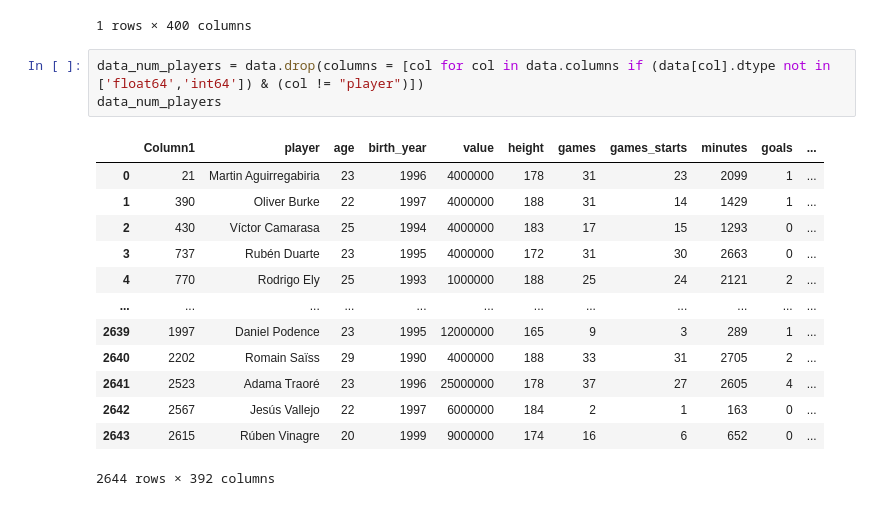
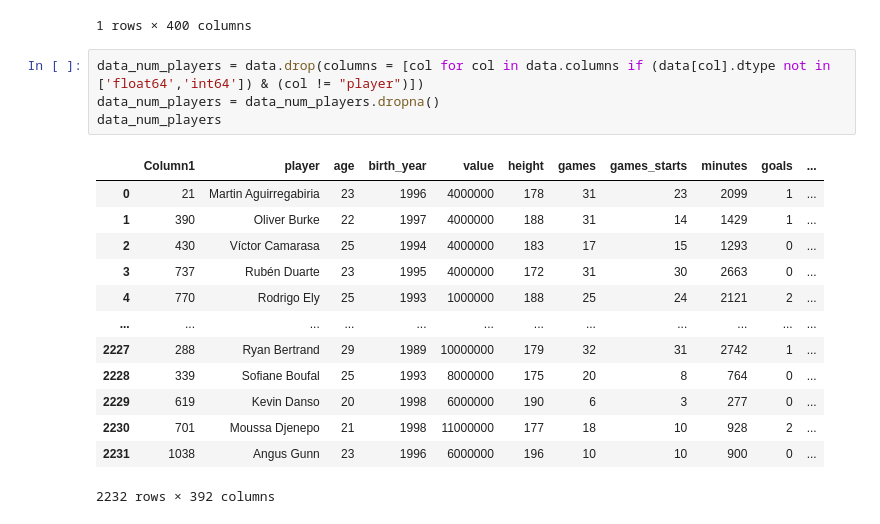
Before and after one commit to FedericoAriasCeci/Tp2---LDD, a Jupyter notebook: Tp labo 2.ipynb, the cells around one changed output. Drawn from its saved outputs; the diff is of its cells as text.

Commit message:
Punto 4 dropna

```diff
--- a/Tp labo 2.ipynb
+++ b/Tp labo 2.ipynb
@@ -300,18 +300,19 @@ data_Messi
 1 rows × 400 columns
 # %%
 data_num_players = data.drop(columns = [col for col in data.columns if (data[col].dtype not in ['float64','int64']) & (col != "player")])
+data_num_players = data_num_players.dropna()
 data_num_players
 # %% [output]
 |  | Column1 | player | age | birth_year | value | height | games | games_starts | minutes | goals | ... |
 | 0 | 21 | Martin Aguirregabiria | 23 | 1996 | 4000000 | 178 | 31 | 23 | 2099 | 1 | ... |
 | 1 | 390 | Oliver Burke | 22 | 1997 | 4000000 | 188 | 31 | 14 | 1429 | 1 | ... |
 | 2 | 430 | Ví­ctor Camarasa | 25 | 1994 | 4000000 | 183 | 17 | 15 | 1293 | 0 | ... |
 | 3 | 737 | Rubén Duarte | 23 | 1995 | 4000000 | 172 | 31 | 30 | 2663 | 0 | ... |
 | 4 | 770 | Rodrigo Ely | 25 | 1993 | 1000000 | 188 | 25 | 24 | 2121 | 2 | ... |
 | ... | ... | ... | ... | ... | ... | ... | ... | ... | ... | ... | ... |
-| 2639 | 1997 | Daniel Podence | 23 | 1995 | 12000000 | 165 | 9 | 3 | 289 | 1 | ... |
-| 2640 | 2202 | Romain Saïss | 29 | 1990 | 4000000 | 188 | 33 | 31 | 2705 | 2 | ... |
-| 2641 | 2523 | Adama Traoré | 23 | 1996 | 25000000 | 178 | 37 | 27 | 2605 | 4 | ... |
-| 2642 | 2567 | Jesús Vallejo | 22 | 1997 | 6000000 | 184 | 2 | 1 | 163 | 0 | ... |
-| 2643 | 2615 | Rúben Vinagre | 20 | 1999 | 9000000 | 174 | 16 | 6 | 652 | 0 | ... |
+| 2227 | 288 | Ryan Bertrand | 29 | 1989 | 10000000 | 179 | 32 | 31 | 2742 | 1 | ... |
+| 2228 | 339 | Sofiane Boufal | 25 | 1993 | 8000000 | 175 | 20 | 8 | 764 | 0 | ... |
+| 2229 | 619 | Kevin Danso | 20 | 1998 | 6000000 | 190 | 6 | 3 | 277 | 0 | ... |
+| 2230 | 701 | Moussa Djenepo | 21 | 1998 | 11000000 | 177 | 18 | 10 | 928 | 2 | ... |
+| 2231 | 1038 | Angus Gunn | 23 | 1996 | 6000000 | 196 | 10 | 10 | 900 | 0 | ... |
-2644 rows × 392 columns
+2232 rows × 392 columns
```
